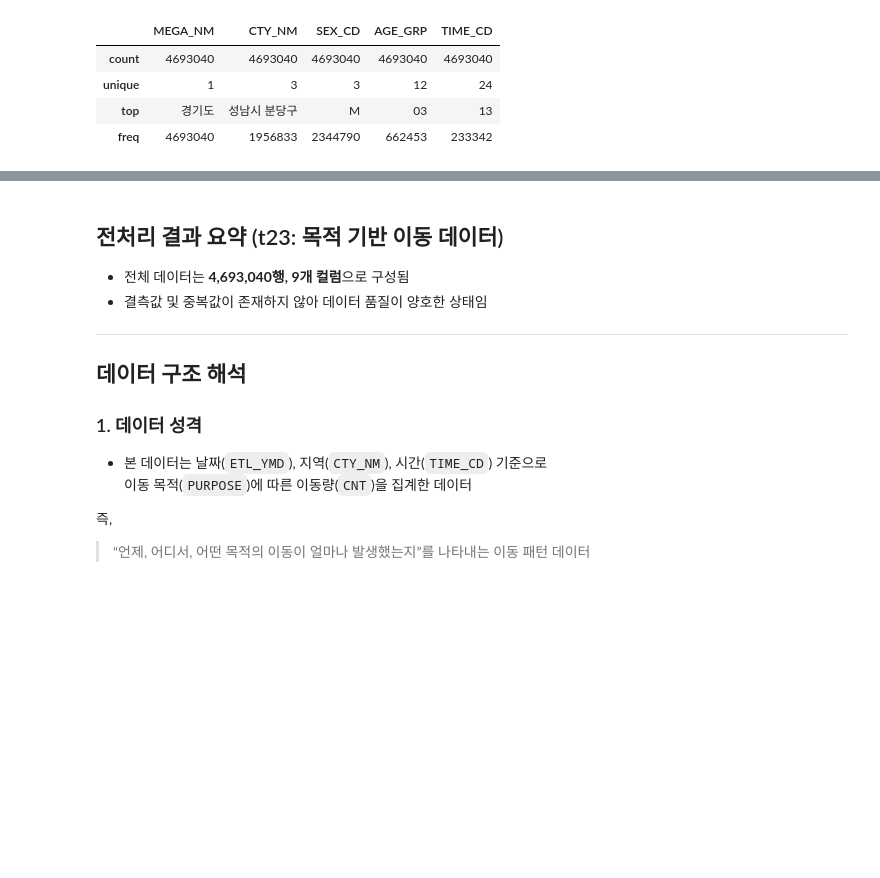
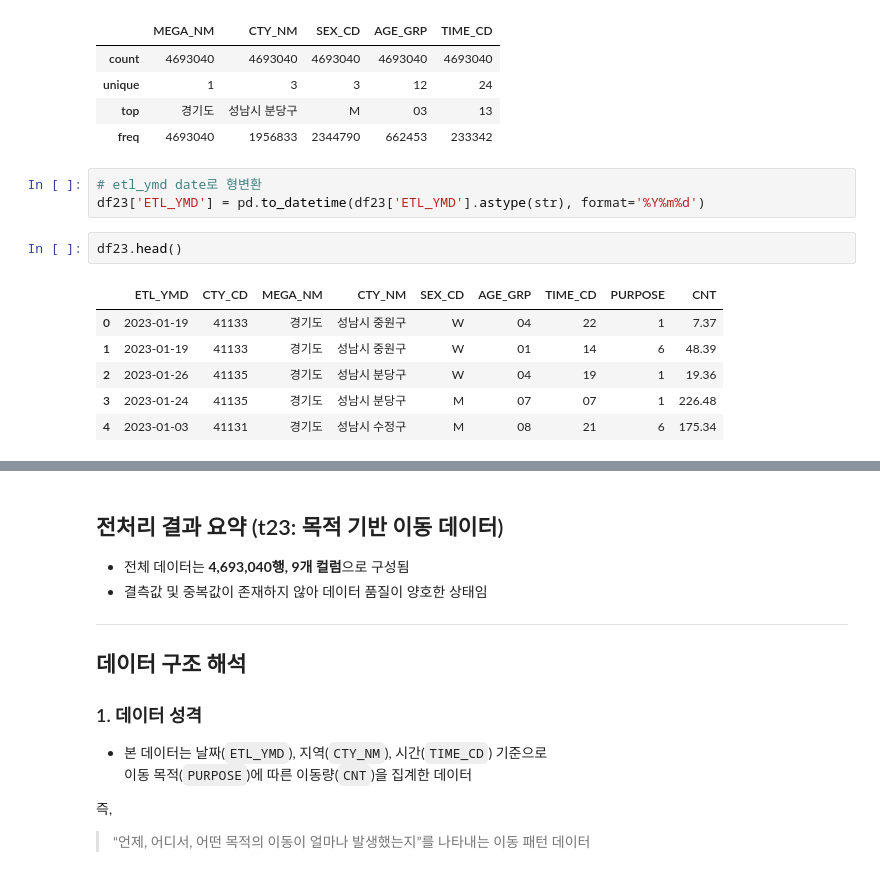
Before and after one commit to bulsajo1/final_project, a Jupyter notebook: Jiryun/1차_전처리_small.ipynb, the cells around one changed output, grey strips where cells are left out. Saved outputs shown, nothing was run; the diff lists cells and outputs as text; blank space fills up the shorter version.

```diff
--- a/Jiryun/1차_전처리_small.ipynb
+++ b/Jiryun/1차_전처리_small.ipynb
@@ -2436,3 +2436,15 @@ AGE_GRP        str
 | unique | 1 | 3 | 3 | 12 | 24 |
 | top | 경기도 | 성남시 분당구 | M | 03 | 13 |
 | freq | 4693040 | 1956833 | 2344790 | 662453 | 233342 |
+# %%
+# etl_ymd date로 형변환
+df23['ETL_YMD'] = pd.to_datetime(df23['ETL_YMD'].astype(str), format='%Y%m%d')
+# %%
+df23.head()
+# %% [output]
+|  | ETL_YMD | CTY_CD | MEGA_NM | CTY_NM | SEX_CD | AGE_GRP | TIME_CD | PURPOSE | CNT |
+| 0 | 2023-01-19 | 41133 | 경기도 | 성남시 중원구 | W | 04 | 22 | 1 | 7.37 |
+| 1 | 2023-01-19 | 41133 | 경기도 | 성남시 중원구 | W | 01 | 14 | 6 | 48.39 |
+| 2 | 2023-01-26 | 41135 | 경기도 | 성남시 분당구 | W | 04 | 19 | 1 | 19.36 |
+| 3 | 2023-01-24 | 41135 | 경기도 | 성남시 분당구 | M | 07 | 07 | 1 | 226.48 |
+| 4 | 2023-01-03 | 41131 | 경기도 | 성남시 수정구 | M | 08 | 21 | 6 | 175.34 |
```
Also changed, not shown: parts of 4 cells of this notebook, 2 other files.
